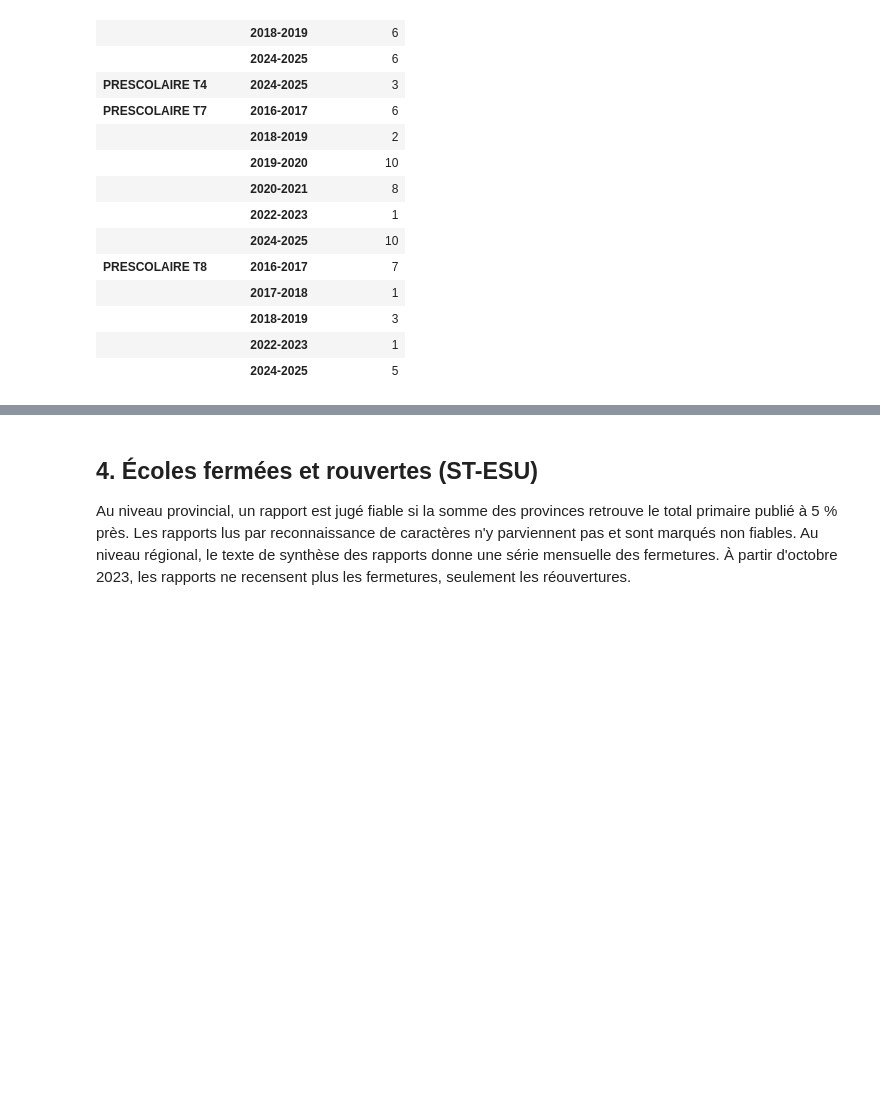
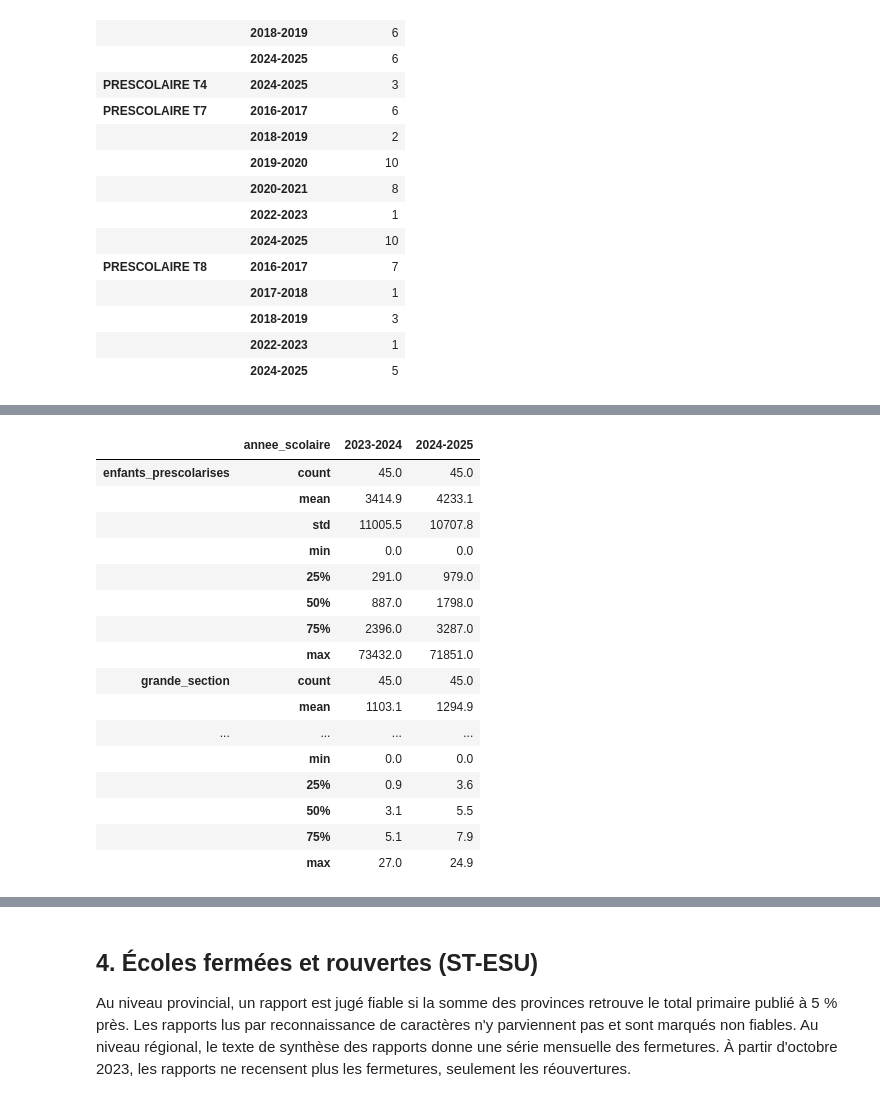
Before and after one commit to datachallenge-edu-bf/sentinelle-scolaire-defi1, a Jupyter notebook: notebooks/02_nettoyage.ipynb, the cells around one changed output, grey strips where cells are left out. Drawn from its saved outputs; the diff is of its cells as text; code cells hidden in the pictures; blank space fills up the shorter version.

```diff
--- a/notebooks/02_nettoyage.ipynb
+++ b/notebooks/02_nettoyage.ipynb
@@ -333,0 +358,22 @@ sauts.groupby(["tableau", "annee_scolaire"]).size().rename("signalements").to_fr
+# %%
+pre = res["fait_prescolaire_province"]
+pre[(pre["niveau_geo"] == "province_ancienne") & (pre["sexe"] == "T")].groupby("annee_scolaire")[
+    ["enfants_prescolarises", "grande_section", "taux_prescolarisation"]].describe().round(1).T
+# %% [output]
+|  | annee_scolaire | 2023-2024 | 2024-2025 |
+| enfants_prescolarises | count | 45.0 | 45.0 |
+|  | mean | 3414.9 | 4233.1 |
+|  | std | 11005.5 | 10707.8 |
+|  | min | 0.0 | 0.0 |
+|  | 25% | 291.0 | 979.0 |
+|  | 50% | 887.0 | 1798.0 |
+|  | 75% | 2396.0 | 3287.0 |
+|  | max | 73432.0 | 71851.0 |
+| grande_section | count | 45.0 | 45.0 |
+|  | mean | 1103.1 | 1294.9 |
+| ... | ... | ... | ... |
+|  | min | 0.0 | 0.0 |
+|  | 25% | 0.9 | 3.6 |
+|  | 50% | 3.1 | 5.5 |
+|  | 75% | 5.1 | 7.9 |
+|  | max | 27.0 | 24.9 |
```
Also changed, not shown: parts of 8 cells of this notebook, 24 other files.
